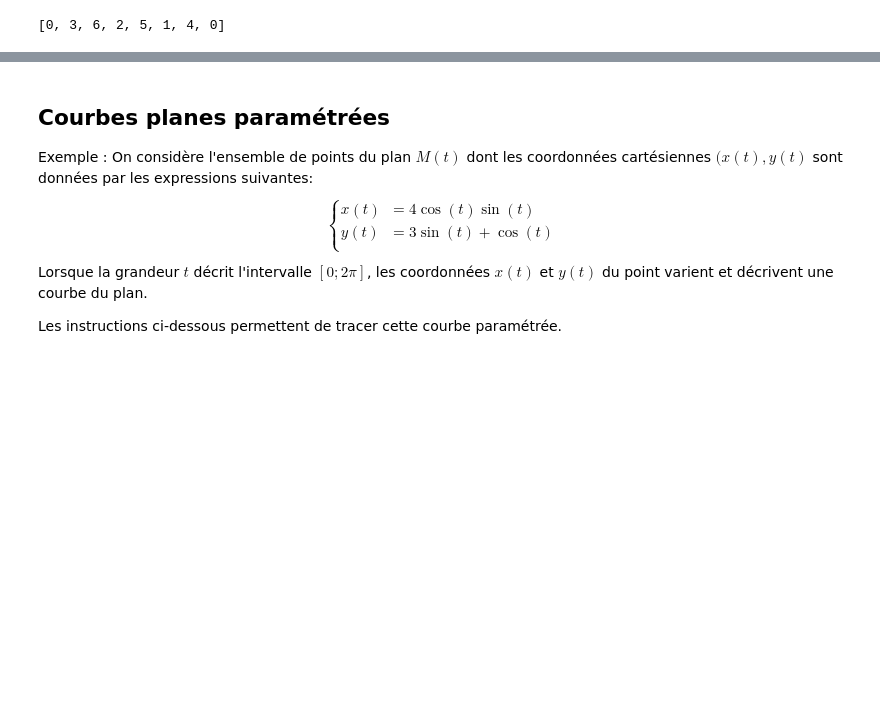
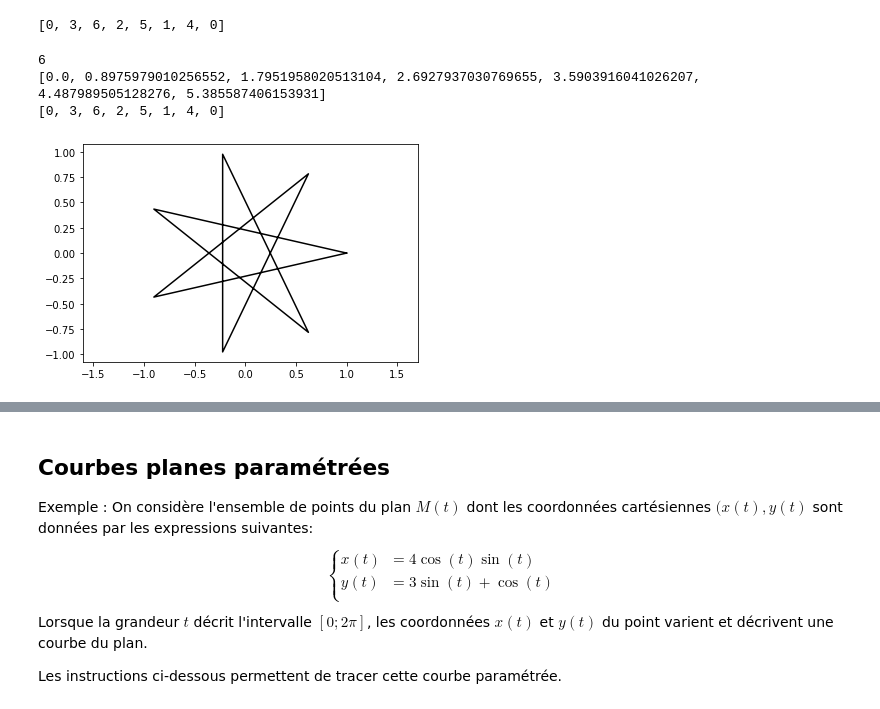
Before and after one commit to fkiaru/LaMerciNumpy, a Jupyter notebook: OutilsGraphiques/NumpyGraph_1.ipynb, the cells around one changed output, grey strips where cells are left out. Drawn from its saved outputs; the diff is of its cells as text; code cells hidden in the pictures; blank space fills up the shorter version.

```diff
--- a/OutilsGraphiques/NumpyGraph_1.ipynb
+++ b/OutilsGraphiques/NumpyGraph_1.ipynb
@@ -273,16 +276,36 @@ print(indices)
 # %% [output]
 [0, 3, 6, 2, 5, 1, 4, 0]
 # %%
+import numpy as np
+import matplotlib.pyplot as plt
+def star():
+    thetai = [2*np.pi/7*k for k in range(7)]
+    print(thetai)
+    xi=np.cos(thetai)
+    yi=np.sin(thetai)
+    indices = [k  for k in range(7) ]*3 +[0]
+    indices = indices[::3]
+    print(indices)
+    plt.plot(xi[indices],yi[indices],'-k')
+    plt.axis('equal')
+    plt.show()
+print(3+3)
+star()
 # Etape 1: création de la liste des angles theta_i
 # à compléter...
 
 # Etape 2: calcul des valeurs des abscisses xi et des ordonnées yi
 
 # Etape 3 : extraction d'un d'indice sur trois grâce à un slicing
 # à compléter...
 
 # Etape 4: affichage du nuage de points
 # à compléter...
+# %% [output]
+6
+[0.0, 0.8975979010256552, 1.7951958020513104, 2.6927937030769655, 3.5903916041026207, 4.487989505128276, 5.385587406153931]
+[0, 3, 6, 2, 5, 1, 4, 0]
+[figure, added]
 # %% [markdown]
 b) Généralisation (difficile !)
 
```
Also changed, not shown: parts of 1 cell of this notebook, 11 other files.
